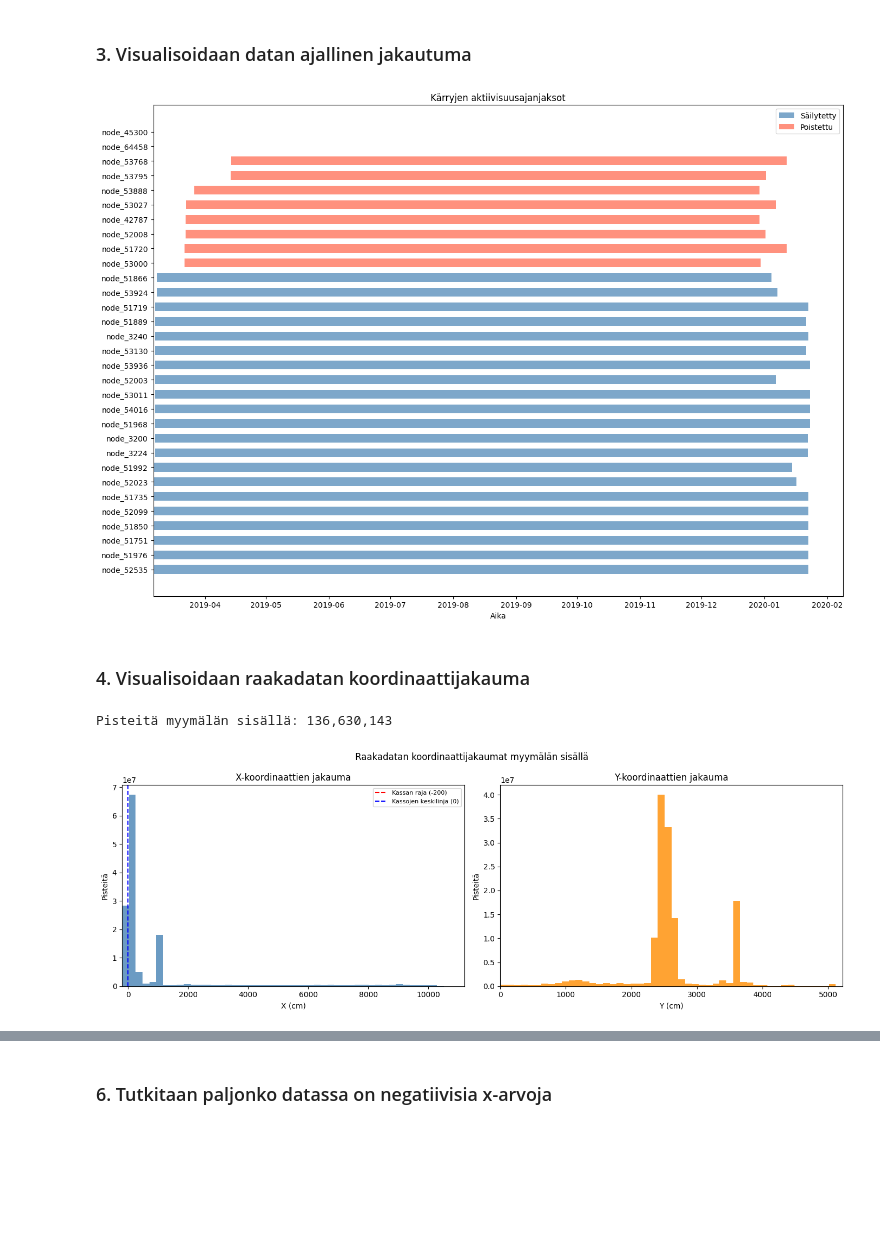
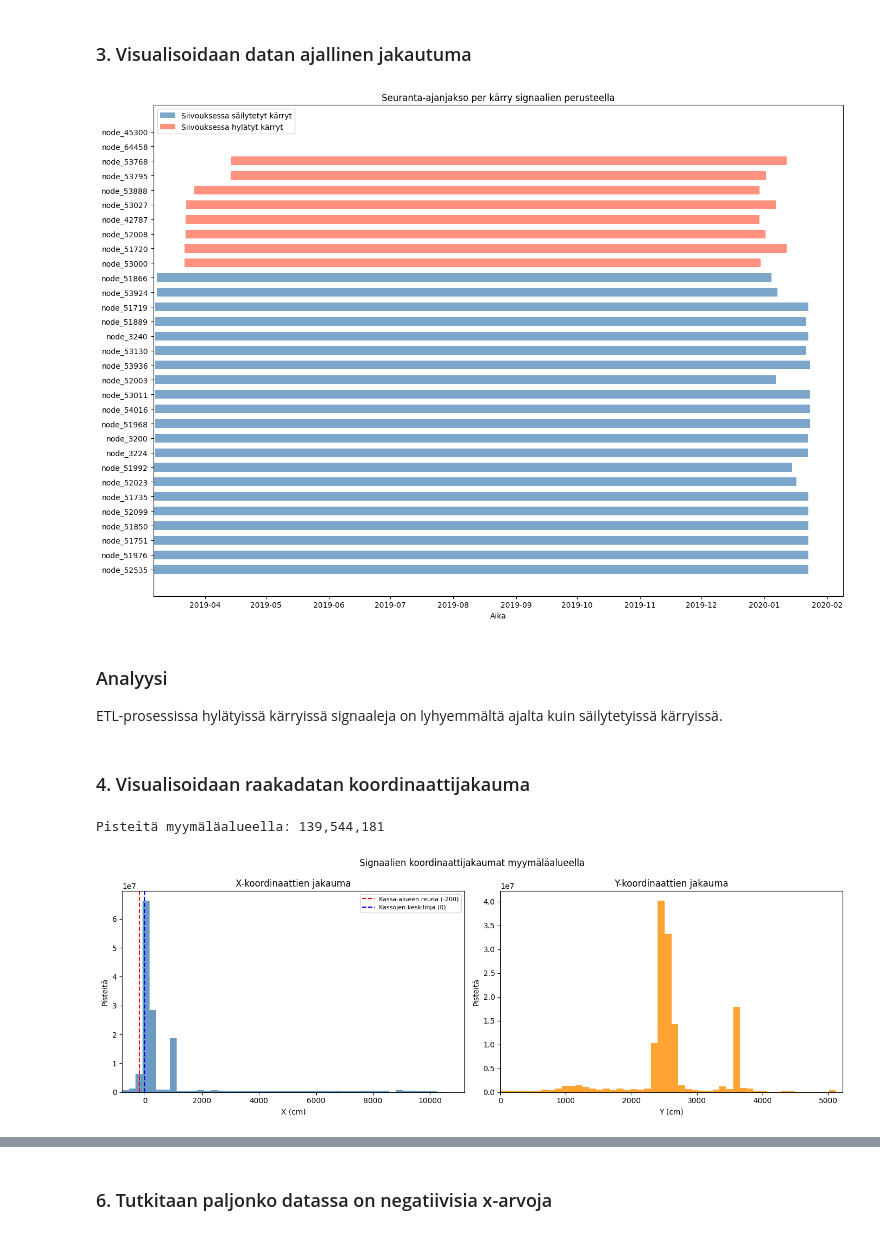
Before and after one commit to Papacker/shopping-cart-analytics, a Jupyter notebook: notebooks/raakadata.ipynb, the cells around one changed output, grey strips where cells are left out. Saved outputs shown, nothing was run; the diff lists cells and outputs as text; code cells hidden in the pictures; blank space fills up the shorter version.

```diff
--- a/notebooks/raakadata.ipynb
+++ b/notebooks/raakadata.ipynb
@@ -72,7 +88,7 @@ for f in raw_files:
 
     total = len(df)
     duplicates = df.duplicated().sum()
-    outside = ((df["x"] < 0) | (df["x"] > store_max_x) |
+    outside = ((df["x"] < -800) | (df["x"] > store_max_x) |
                (df["y"] < 0) | (df["y"] > store_max_y)).sum()
 
     summary.append({
@@ -205,22 +222,26 @@ for i, row in enumerate(time_df_sorted.itertuples()):
 # Selite
 from matplotlib.patches import Patch
 legend_elements = [
-    Patch(facecolor="steelblue", alpha=0.7, label="Säilytetty"),
-    Patch(facecolor="tomato", alpha=0.7, label="Poistettu")
+    Patch(facecolor="steelblue", alpha=0.7, label="Siivouksessa säilytetyt kärryt"),
+    Patch(facecolor="tomato", alpha=0.7, label="Siivouksessa hylätyt kärryt")
 ]
 ax.legend(handles=legend_elements)
 
 ax.set_xlabel("Aika")
-ax.set_title("Kärryjen aktiivisuusajanjaksot")
+ax.set_title("Seuranta-ajanjakso per kärry signaalien perusteella")
 plt.tight_layout()
 plt.show()
 # %% [output]
-[figure, old version]
+[figure, new version]
+# %% [markdown]
+### Analyysi
+
+ETL-prosessissa hylätyissä kärryissä signaaleja on lyhyemmältä ajalta kuin säilytetyissä kärryissä.
 # %% [markdown]
 ### 4. Visualisoidaan raakadatan koordinaattijakauma
 # %%
 # Lasketaan histogrammiarvot tiedosto kerrallaan
-bins_x = np.linspace(-200, store_max_x, 51)  # 50 pylvästä
+bins_x = np.linspace(-800, store_max_x, 51)  # 50 pylvästä
 bins_y = np.linspace(0, store_max_y, 51)
 
 counts_x = np.zeros(50)
@@ -235,40 +256,40 @@ for f in raw_files:
     )
 
     inside = df[
-        (df["x"] >= -200) & (df["x"] <= store_max_x) &
+        (df["x"] >= -800) & (df["x"] <= store_max_x) &
         (df["y"] >= 0) & (df["y"] <= store_max_y)
     ]
 
     counts_x += np.histogram(inside["x"], bins=bins_x)[0]
     counts_y += np.histogram(inside["y"], bins=bins_y)[0]
     total_inside += len(inside)
 
     del df, inside
 
-print(f"Pisteitä myymälän sisällä: {total_inside:,}")
+print(f"Pisteitä myymäläalueella: {total_inside:,}")
 
-# Piirretään
+# Piirretään pylväsdiagrammi
 fig, axes = plt.subplots(1, 2, figsize=(14, 5))
 
 axes[0].bar(bins_x[:-1], counts_x, width=np.diff(bins_x), color="steelblue", alpha=0.8, align="edge")
-axes[0].axvline(-200, color="red", linestyle="--", lw=1.5, label="Kassan raja (-200)")
+axes[0].axvline(-200, color="red", linestyle="--", lw=1.5, label="Kassa-alueen reuna (-200)")
 axes[0].axvline(0, color="blue", linestyle="--", lw=1.5, label="Kassojen keskilinja (0)")
 axes[0].set_xlabel("X (cm)")
 axes[0].set_ylabel("Pisteitä")
 axes[0].set_title("X-koordinaattien jakauma")
-axes[0].set_xlim(-200, store_max_x)
+axes[0].set_xlim(-800, store_max_x)
 axes[0].legend(fontsize=8)
 
 axes[1].bar(bins_y[:-1], counts_y, width=np.diff(bins_y), color="darkorange", alpha=0.8, align="edge")
 axes[1].set_xlabel("Y (cm)")
 axes[1].set_ylabel("Pisteitä")
 axes[1].set_title("Y-koordinaattien jakauma")
 axes[1].set_xlim(0, store_max_y)
 
-plt.suptitle("Raakadatan koordinaattijakaumat myymälän sisällä")
+plt.suptitle("Signaalien koordinaattijakaumat myymäläalueella")
 plt.tight_layout()
 plt.show()
 # %% [output]
-Pisteitä myymälän sisällä: 136,630,143
+Pisteitä myymäläalueella: 139,544,181
-[figure, old version]
+[figure, new version]
 # %% [markdown]
```
Also changed, not shown: parts of 32 cells of this notebook, 1 other file.
